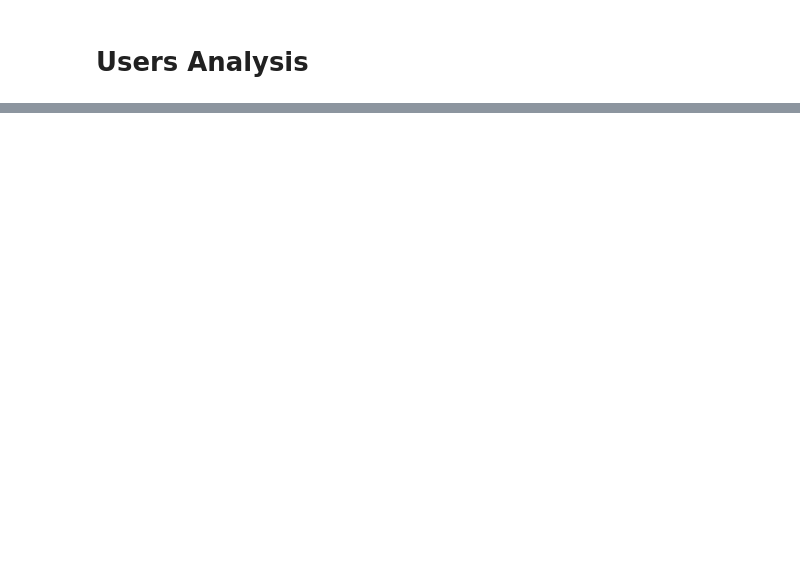
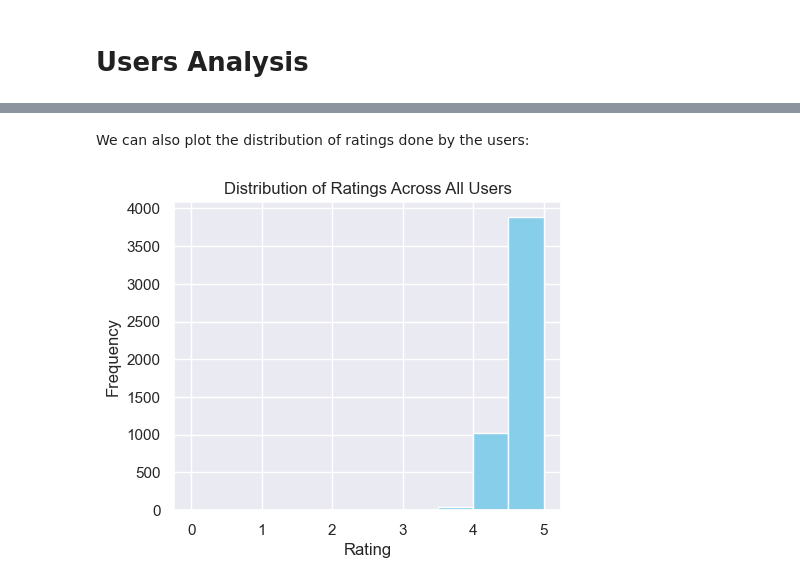
Before and after one commit to julietawenger/Hackaton1, a Jupyter notebook: UsersAnalysis.ipynb, the cells around one changed output, grey strips where cells are left out. Cells and saved outputs as stored; diff of their text form; code cells hidden in the pictures; blank space fills up the shorter version.

```diff
--- a/UsersAnalysis.ipynb
+++ b/UsersAnalysis.ipynb
@@ -40,0 +98,18 @@ book_hist_to_df(user_df,100)
+# %% [markdown]
+We can also plot the distribution of ratings done by the users:
+# %%
+all_ratings = []
+for index, row in user_df.iterrows():
+    for book in row['book_history']:
+        all_ratings.append(book['rating'])
+
+# Plot histogram of ratings
+plt.figure(figsize=(5, 4))
+plt.hist(all_ratings, bins=10, color='skyblue', edgecolor = 'white')
+plt.title('Distribution of Ratings Across All Users')
+plt.xlabel('Rating')
+plt.ylabel('Frequency')
+plt.grid(True)
+plt.show()
+# %% [output]
+[figure, added]
```
Also changed, not shown: parts of 21 cells of this notebook.
